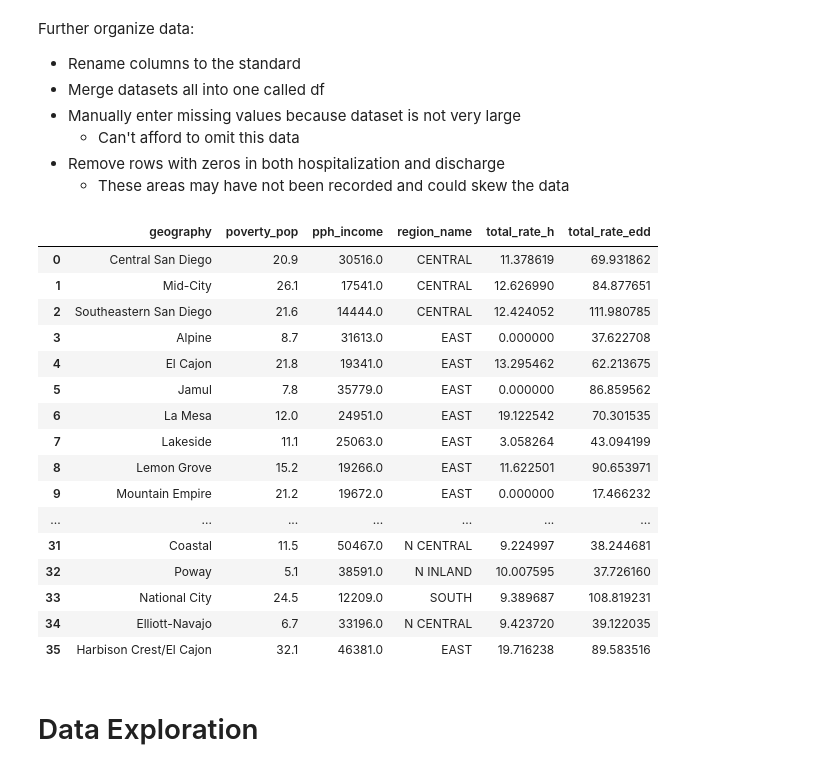
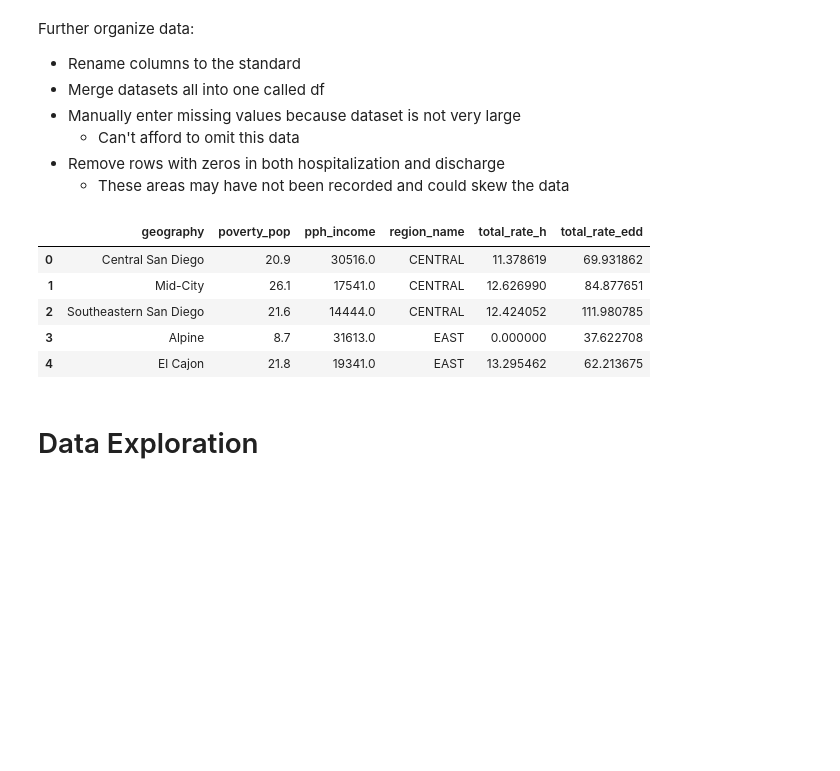
Before and after one commit to TomDonoghue/Pr_052, a Jupyter notebook: Pr_052_HackathonSubmission.ipynb, the cells around one changed output. Cells and saved outputs as stored; diff of their text form; code cells hidden in the pictures; blank space fills up the shorter version.

```diff
--- a/Pr_052_HackathonSubmission.ipynb
+++ b/Pr_052_HackathonSubmission.ipynb
@@ -125,6 +125,9 @@ df = df_median_income.merge(df_h_mean.merge(df_edd_mean, how='left', on=['Geogra
 df = df_p_mean.merge(df, how='right', on='Geography')
 df.rename(columns={'Geography': 'geography', 'RegionName' : 'region_name',  'Population below 100% federal poverty level (FPL)' \
                    : 'poverty_pop'}, inplace=True)
+
+# Import the population data for later (to check for confounds) and to combine Harbison Crest/El Cajon
+df_pop = pd.read_csv('SDPopulation.csv')
 
 # For separate years
 # Merge hospital data and poverty data into one Dataframe
@@ -133,7 +136,10 @@ df_hp = pd.merge(df_h,df_p,on='Geography')
 # Manually enter some missing data
 df.set_value(40, 'pph_income', 27040 + 19341)
 df.set_value(39, 'pph_income', 33196)
-df.set_value(40, 'poverty_pop', 10.3 + 21.8)
+df.set_value(40, 'poverty_pop', ((.103*int(df_pop[df_pop['geography'] == 'Harbison Crest']['population']) + \
+                                 .218*int(df_pop[df_pop['geography'] == 'El Cajon']['population']))/ \
+                                 (int(df_pop[df_pop['geography'] == 'El Cajon']['population']) + \
+                                  int(df_pop[df_pop['geography'] == 'Harbison Crest']['population'])))*100)
 df.set_value(39, 'poverty_pop', 6.7)
 df.set_value(38, 'poverty_pop', 24.5)
 df.set_value(37, 'poverty_pop', 5.1)
@@ -142,28 +148,17 @@ df.dropna(inplace=True)
 # %%
 # Clean the dataset incase of missing values to avoid skewing
 df = df[(df['total_rate_h'] != 0) | (df['total_rate_edd'] != 0)]
 df = df.reset_index(drop=True)
 
 # Display the combined dataset for the mean rate over years
-df
+df.head()
 # %% [output]
 |  | geography | poverty_pop | pph_income | region_name | total_rate_h | total_rate_edd |
 | 0 | Central San Diego | 20.9 | 30516.0 | CENTRAL | 11.378619 | 69.931862 |
 | 1 | Mid-City | 26.1 | 17541.0 | CENTRAL | 12.626990 | 84.877651 |
 | 2 | Southeastern San Diego | 21.6 | 14444.0 | CENTRAL | 12.424052 | 111.980785 |
 | 3 | Alpine | 8.7 | 31613.0 | EAST | 0.000000 | 37.622708 |
 | 4 | El Cajon | 21.8 | 19341.0 | EAST | 13.295462 | 62.213675 |
-| 5 | Jamul | 7.8 | 35779.0 | EAST | 0.000000 | 86.859562 |
-| 6 | La Mesa | 12.0 | 24951.0 | EAST | 19.122542 | 70.301535 |
-| 7 | Lakeside | 11.1 | 25063.0 | EAST | 3.058264 | 43.094199 |
-| 8 | Lemon Grove | 15.2 | 19266.0 | EAST | 11.622501 | 90.653971 |
-| 9 | Mountain Empire | 21.2 | 19672.0 | EAST | 0.000000 | 17.466232 |
-| ... | ... | ... | ... | ... | ... | ... |
-| 31 | Coastal | 11.5 | 50467.0 | N CENTRAL | 9.224997 | 38.244681 |
-| 32 | Poway | 5.1 | 38591.0 | N INLAND | 10.007595 | 37.726160 |
-| 33 | National City | 24.5 | 12209.0 | SOUTH | 9.389687 | 108.819231 |
-| 34 | Elliott-Navajo | 6.7 | 33196.0 | N CENTRAL | 9.423720 | 39.122035 |
-| 35 | Harbison Crest/El Cajon | 32.1 | 46381.0 | EAST | 19.716238 | 89.583516 |
 # %% [markdown]
 # Data Exploration
 # %% [markdown]
```
Also changed, not shown: parts of 43 cells of this notebook.
